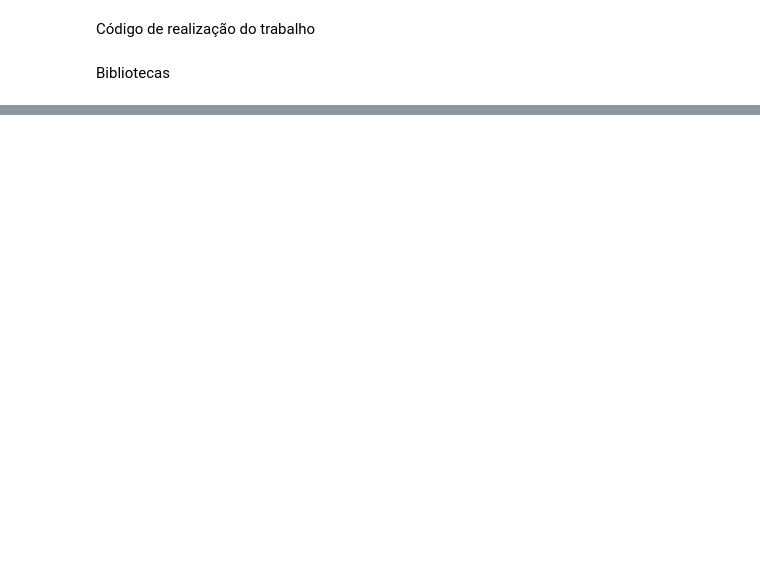
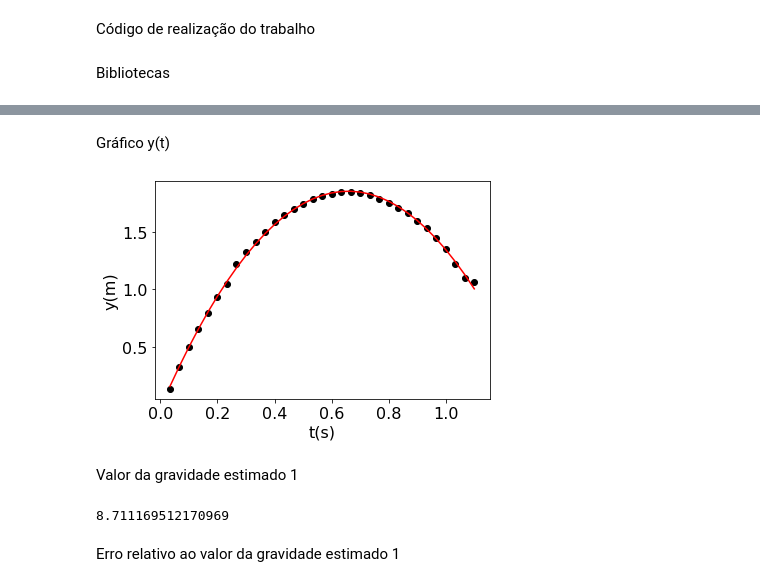
Before and after one commit to PedroMoraesFranco/Trabalho_fisica_experimental, a Jupyter notebook: codigo.ipynb, the cells around one changed output, grey strips where cells are left out. Saved outputs shown, nothing was run; the diff lists cells and outputs as text; code cells hidden in the pictures; blank space fills up the shorter version.

```diff
--- a/codigo.ipynb
+++ b/codigo.ipynb
@@ -37,3 +56,2 @@ vx.mean() # V em x médio
 # %%
-c1,c2,c3=np.polyfit(dados['t'],dados['y'],2) # Definindo as constantes C1, C2 e C3
-funcy = lambda t: c1*t**2+c2*t+c3 # Definindo a função y(t)
+c1,c2,c3=np.polyfit(t,y,2) # Definindo as constantes C1, C2 e C3
@@ -42,5 +58,10 @@ funcy = lambda t: c1*t**2+c2*t+c3 # Definindo a função y(t)
+# %% [markdown]
+Gráfico y(t)
 # %%
-plt.scatter(dados['t'],dados['y'],color='black')
-plt.plot(dados['t'],dados['t'].apply(funcy),color='red',linestyle='solid')
+plt.scatter(t,y,color='black')
+plt.plot(t,funcy(t,c1,c2,c3),color='red',linestyle='solid')
 plt.ylabel('y(m)')
 plt.xlabel(r't(s)')
+plt.savefig('y(t).png')
+# %% [output]
+[figure, added]
@@ -49,2 +68,7 @@ plt.xlabel(r't(s)')
+# %% [markdown]
+Valor da gravidade estimado 1
 # %%
 g=-c1*2 # Calculando a gravidade
+print(g)
+# %% [output]
+8.711169512170969
@@ -53,3 +75,5 @@ g=-c1*2 # Calculando a gravidade
+# %% [markdown]
+Erro relativo ao valor da gravidade estimado 1
 # %%
 erro1=(9.81-g)/9.81
 erro1.round(2) # Calculando o erro relativo da gravidade encontrada
```
Also changed, not shown: parts of 43 cells of this notebook, 7 other files.
